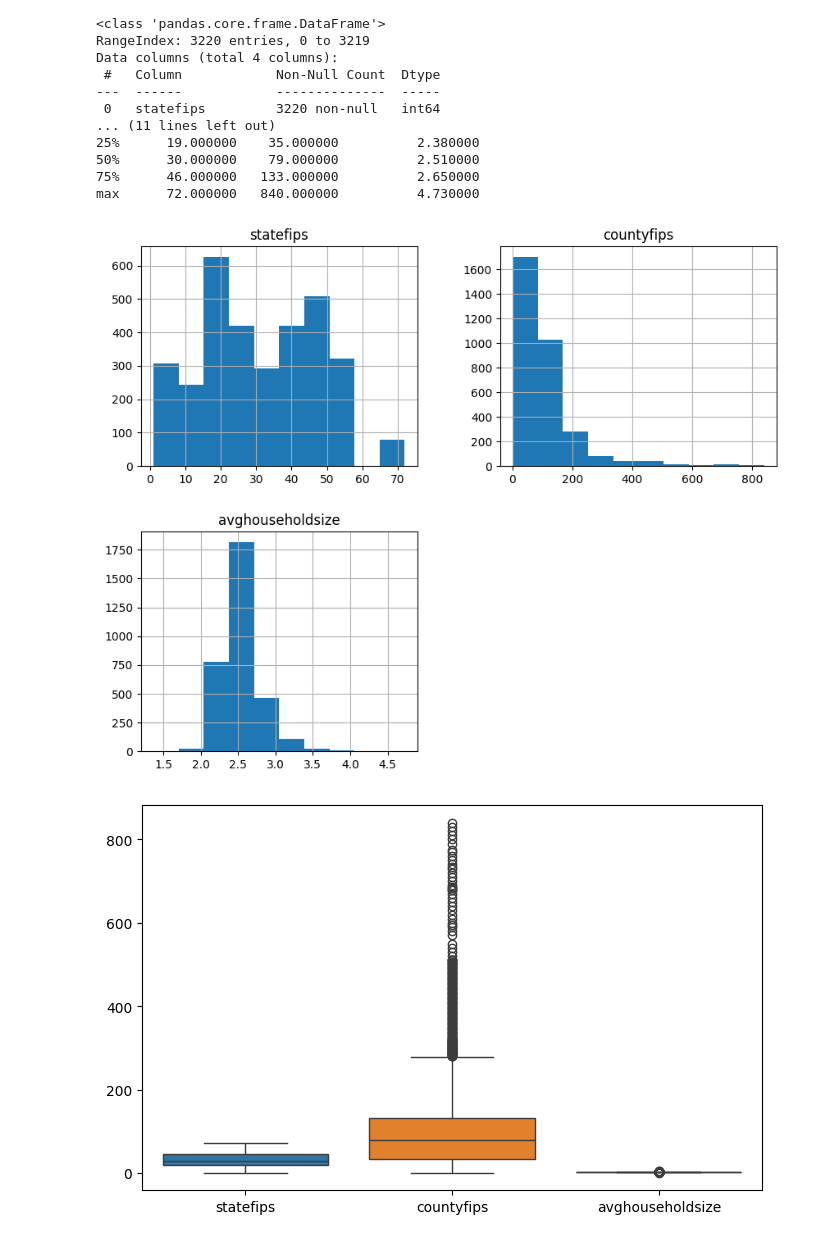
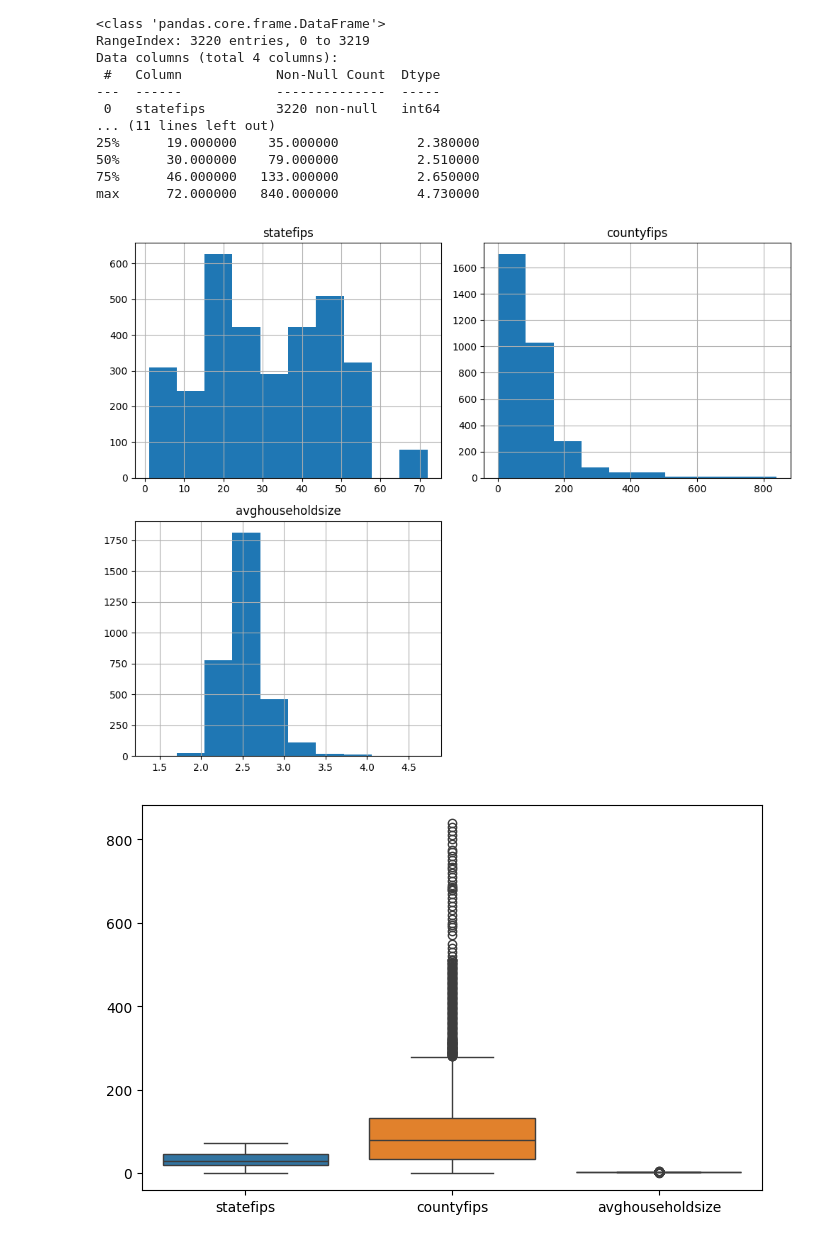
Before and after one commit to praveen-kumar-01/Household_Size_Analysis_and_Prediction, a Jupyter notebook: Household_Size_Analysis.ipynb, the cells around one changed output. Saved outputs shown, nothing was run; the diff lists cells and outputs as text; code cells hidden in the pictures.

```diff
--- a/Household_Size_Analysis.ipynb
+++ b/Household_Size_Analysis.ipynb
@@ -39,9 +38,10 @@ Data columns (total 4 columns):
 max      72.000000   840.000000          4.730000
 # %%
 df.hist(figsize=(10,8))
+plt.tight_layout()
 plt.show()
 # %% [output]
-[figure, old version]
+[figure, new version]
 # %%
 plt.figure(figsize=(8,5))
 sns.boxplot(data=df.select_dtypes(include=np.number))
```
Also changed, not shown: parts of 5 cells of this notebook.
